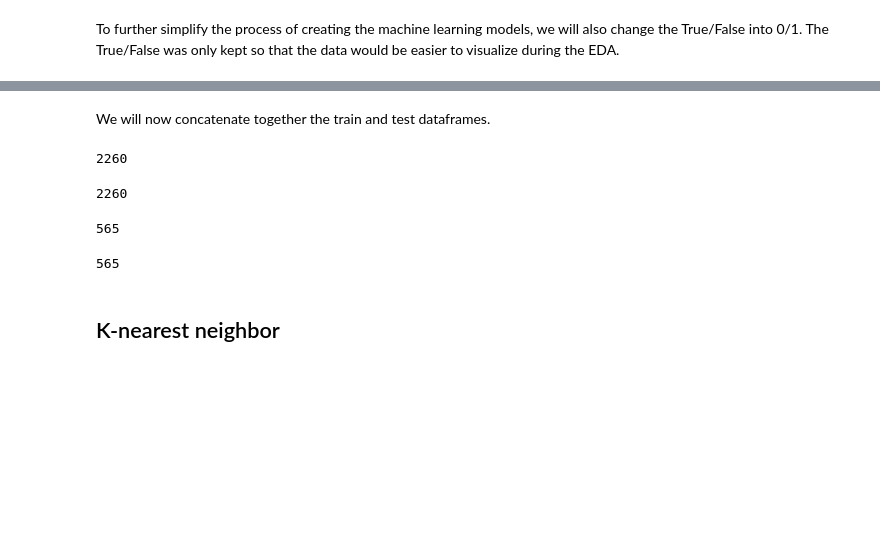
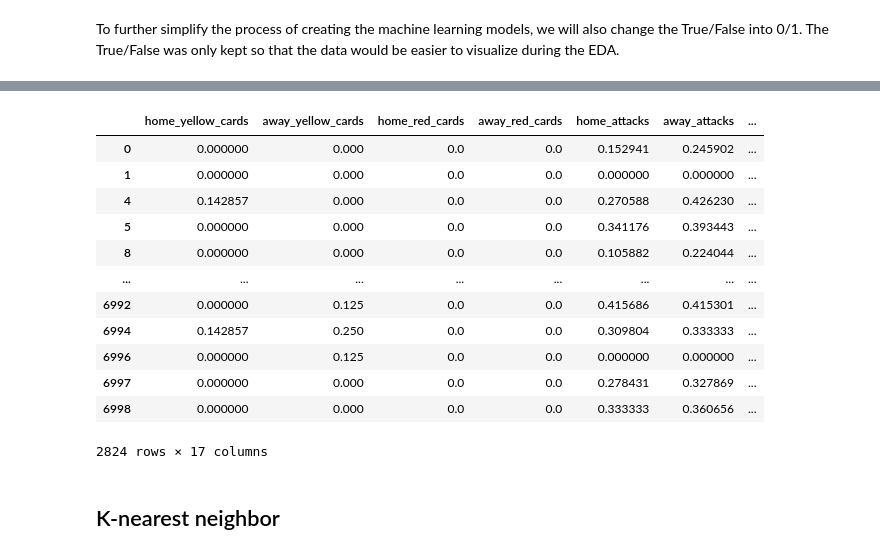
Before and after one commit to ayishamiara/STINTSY-MCO1, a Jupyter notebook: stintsy-mco1.ipynb, the cells around one changed output, grey strips where cells are left out. Drawn from its saved outputs; the diff is of its cells as text; code cells hidden in the pictures; blank space fills up the shorter version.

```diff
--- a/stintsy-mco1.ipynb
+++ b/stintsy-mco1.ipynb
@@ -636,8 +638,6 @@ For this project, we will be exploring 3 types of machine learning models: k-nea
 ## Post-EDA pre-processing
 # %% [markdown]
 With the EDA completed, there are still some pre-processing steps that need to be performed in order to use the different learning models. The `current_minute` column needs to be dropped, since this is not a feature used in the learning models.
-# %%
-df = df.drop("current_minute", axis=1)
 # %% [markdown]
 We will also separate the data, depending on whether or not the home team is winning.
 # %%
@@ -719,24 +685,18 @@ We have now verified that the total number of rows stayed the same.
-# %% [markdown]
-We will now concatenate together the train and test dataframes.
-# %%
-X_train = pd.concat([X_train_win, X_train_lose], axis=0)
-len(X_train)
-# %% [output]
-2260
-# %%
-y_train = pd.concat([y_train_win, y_train_lose], axis=0)
-len(y_train)
-# %% [output]
-2260
-# %%
-X_test = pd.concat([X_test_win, X_test_lose], axis=0)
-len(X_test)
-# %% [output]
-565
-# %%
-y_test = pd.concat([y_test_win, y_test_lose], axis=0)
-len(y_test)
-# %% [output]
-565
+# %%
+df
+# %% [output]
+|  | home_yellow_cards | away_yellow_cards | home_red_cards | away_red_cards | home_attacks | away_attacks | ... |
+| 0 | 0.000000 | 0.000 | 0.0 | 0.0 | 0.152941 | 0.245902 | ... |
+| 1 | 0.000000 | 0.000 | 0.0 | 0.0 | 0.000000 | 0.000000 | ... |
+| 4 | 0.142857 | 0.000 | 0.0 | 0.0 | 0.270588 | 0.426230 | ... |
+| 5 | 0.000000 | 0.000 | 0.0 | 0.0 | 0.341176 | 0.393443 | ... |
+| 8 | 0.000000 | 0.000 | 0.0 | 0.0 | 0.105882 | 0.224044 | ... |
+| ... | ... | ... | ... | ... | ... | ... | ... |
+| 6992 | 0.000000 | 0.125 | 0.0 | 0.0 | 0.415686 | 0.415301 | ... |
+| 6994 | 0.142857 | 0.250 | 0.0 | 0.0 | 0.309804 | 0.333333 | ... |
+| 6996 | 0.000000 | 0.125 | 0.0 | 0.0 | 0.000000 | 0.000000 | ... |
+| 6997 | 0.000000 | 0.000 | 0.0 | 0.0 | 0.278431 | 0.327869 | ... |
+| 6998 | 0.000000 | 0.000 | 0.0 | 0.0 | 0.333333 | 0.360656 | ... |
+2824 rows × 17 columns
 # %% [markdown]
 ## K-nearest neighbor
```
Also changed, not shown: parts of 57 cells of this notebook.
